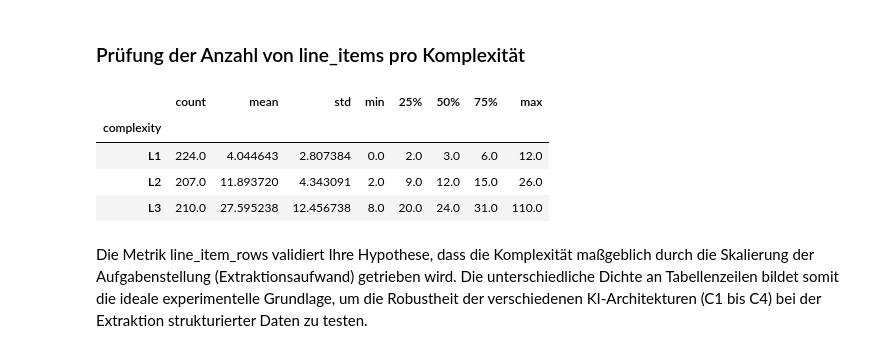
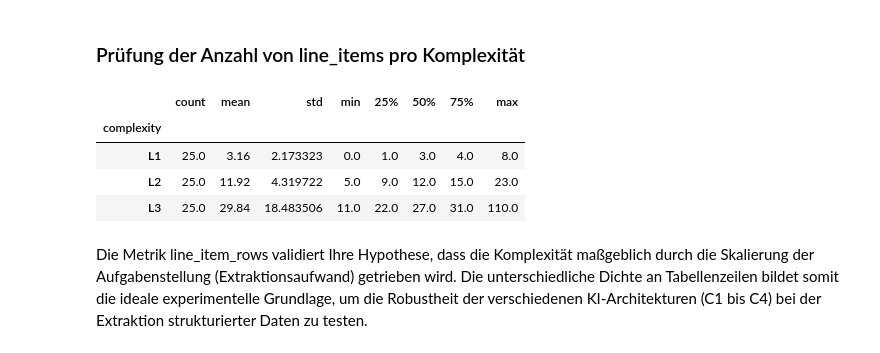
Before and after one commit to StefanEissler/doc-automation-architecture, a Jupyter notebook: notebooks/data_preperation_A_internal_validation.ipynb, the cells around one changed output. Drawn from its saved outputs; the diff is of its cells as text; code cells hidden in the pictures.

```diff
--- a/notebooks/data_preperation_A_internal_validation.ipynb
+++ b/notebooks/data_preperation_A_internal_validation.ipynb
@@ -642,14 +634,14 @@ Die Unterschiede zwischen allen drei Gruppen sind nach der Post-Hoc Analyse sign
 # %% [markdown]
 ### Prüfung der relativen Informationsdichte
 # %%
-df_processed["annotations_per_word"] = (
-    df_processed["annotation_count"] / df_processed["word_count"]
+df_experiment["annotations_per_word"] = (
+    df_experiment["annotation_count"] / df_experiment["word_count"]
 )
 
-# ANOVA berechnen (Gibt es hier signifikante Unterschiede?)
-l1_ratio = df_processed[df_processed["complexity"] == "L1"]["annotations_per_word"]
-l2_ratio = df_processed[df_processed["complexity"] == "L2"]["annotations_per_word"]
-l3_ratio = df_processed[df_processed["complexity"] == "L3"]["annotations_per_word"]
+
+l1_ratio = df_experiment[df_experiment["complexity"] == "L1"]["annotations_per_word"]
+l2_ratio = df_experiment[df_experiment["complexity"] == "L2"]["annotations_per_word"]
+l3_ratio = df_experiment[df_experiment["complexity"] == "L3"]["annotations_per_word"]
 
 for name, group in [("L1", l1_ratio), ("L2", l2_ratio), ("L3", l3_ratio)]:
     stat, p = stats.shapiro(group)
@@ -747,15 +739,15 @@ def count_line_items(ground_truth: dict) -> int:
     return 0
 
 
-df_processed["line_item_rows"] = df_processed["ground_truth"].apply(count_line_items)
+df_experiment["line_item_rows"] = df_experiment["ground_truth"].apply(count_line_items)
 # %%
-df_processed.groupby("complexity")["line_item_rows"].describe()
+df_experiment.groupby("complexity")["line_item_rows"].describe()
 # %% [output]
 |  | count | mean | std | min | 25% | 50% | 75% | max |
 | complexity |  |  |  |  |  |  |  |  |
-| L1 | 224.0 | 4.044643 | 2.807384 | 0.0 | 2.0 | 3.0 | 6.0 | 12.0 |
-| L2 | 207.0 | 11.893720 | 4.343091 | 2.0 | 9.0 | 12.0 | 15.0 | 26.0 |
-| L3 | 210.0 | 27.595238 | 12.456738 | 8.0 | 20.0 | 24.0 | 31.0 | 110.0 |
+| L1 | 25.0 | 3.16 | 2.173323 | 0.0 | 1.0 | 3.0 | 4.0 | 8.0 |
+| L2 | 25.0 | 11.92 | 4.319722 | 5.0 | 9.0 | 12.0 | 15.0 | 23.0 |
+| L3 | 25.0 | 29.84 | 18.483506 | 11.0 | 22.0 | 27.0 | 31.0 | 110.0 |
 # %% [markdown]
 Die Metrik line_item_rows validiert Ihre Hypothese, dass die Komplexität maßgeblich durch die Skalierung der Aufgabenstellung (Extraktionsaufwand) getrieben wird. Die unterschiedliche Dichte an Tabellenzeilen bildet somit die ideale experimentelle Grundlage, um die Robustheit der verschiedenen KI-Architekturen (C1 bis C4) bei der Extraktion strukturierter Daten zu testen.
 # %% [markdown]
```
Also changed, not shown: parts of 8 cells of this notebook, 4 other files.
